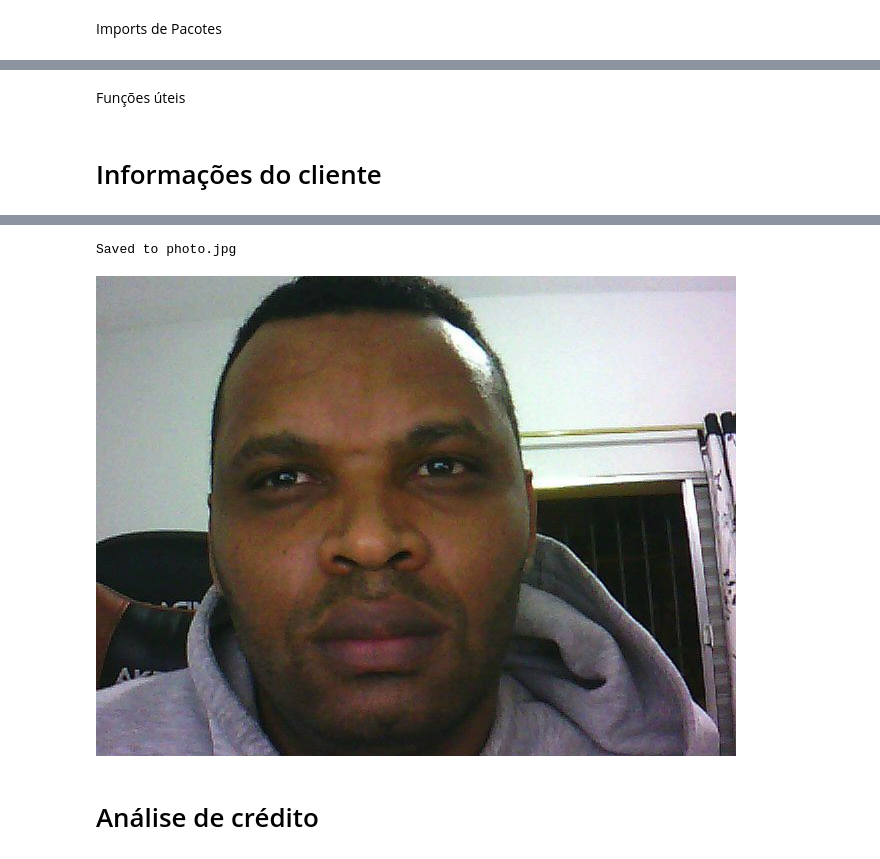
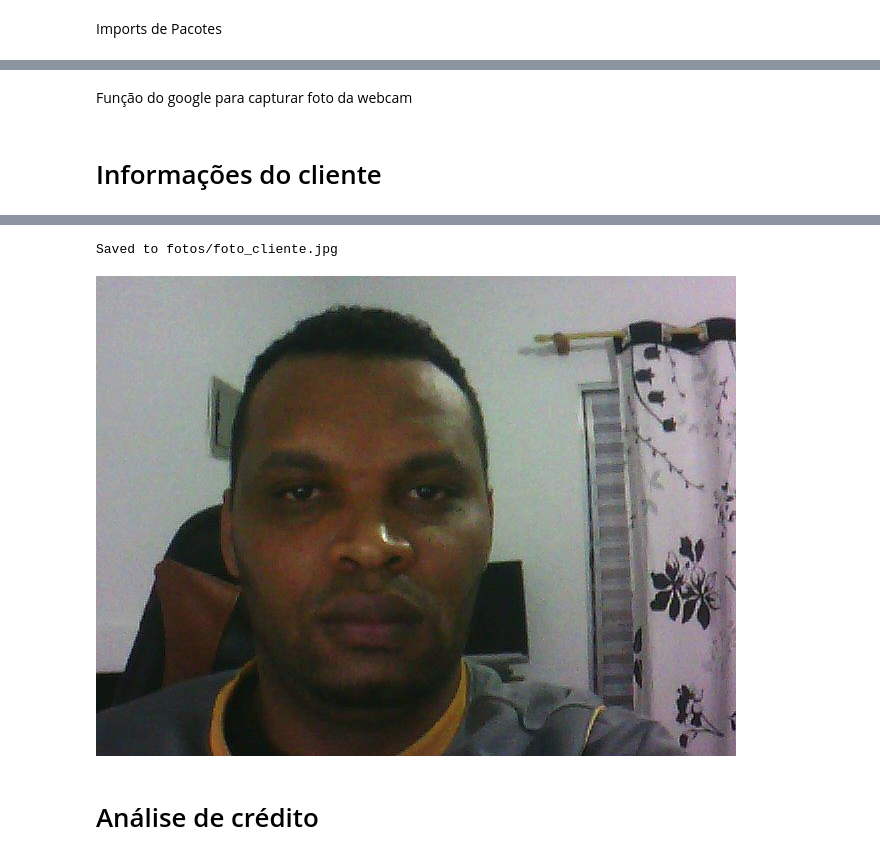
Before and after one commit to evanstos/plataformas_cognitivas, a Jupyter notebook: Plataformas_Trabalho_Final.ipynb, the cells around one changed output, grey strips where cells are left out. Saved outputs shown, nothing was run; the diff lists cells and outputs as text; code cells hidden in the pictures.

```diff
--- a/Plataformas_Trabalho_Final.ipynb
+++ b/Plataformas_Trabalho_Final.ipynb
@@ -27,3 +26,7 @@ from ibm_cloud_sdk_core.authenticators import IAMAuthenticator
+# %%
+#Nome da Imagem
+filename = "fotos/foto_cliente.jpg"
+urlModelGoogle = "http://35.202.255.46:8080/modelo_credito"
 # %%
 #https://cloud.ibm.com/
 #Serviço: VisualRecognitionV3
@@ -47,10 +50,10 @@ visual_recognition.set_service_url("https://api.us-south.visual-recognition.wats
 #with open('terno.jpg', 'rb') as images_file:
 #  classes_result = visual_recognition.classify(images_file=images_file).get_result()
 #  print(json.dumps(classes_result, indent=2))
-# %% [markdown]
-Funções úteis
+# %% [markdown]
+Função do google para capturar foto da webcam
 # %%
-def take_photo(filename='photo.jpg', quality=0.8):
+def take_photo(filename, quality=0.8):
   js = Javascript('''
     async function takePhoto(quality) {
       const div = document.createElement('div');
@@ -109,20 +112,20 @@ escolaridade = 1 #@param {type:"slider", min:0, max:3, step:1}
 # %%
 #@title Tire uma foto do cliente requerente (ou tire uma foto sua mesmo)
 
 try:
-  filename = take_photo()
+  take_photo(filename)
   print('Saved to {}'.format(filename))
 
   # Show the image which was just taken.
   display(Image(filename))
 except Exception as err:
   # Errors will be thrown if the user does not have a webcam or if they do not
   # grant the page permission to access it.
   print(str(err))
 # %% [output]
 [interactive output not drawn]
-Saved to photo.jpg
+Saved to fotos/foto_cliente.jpg
-[figure, old version]
+[figure, new version]
 # %% [markdown]
 # Análise de crédito
 # %% [markdown]
```
Also changed, not shown: parts of 22 cells of this notebook.
